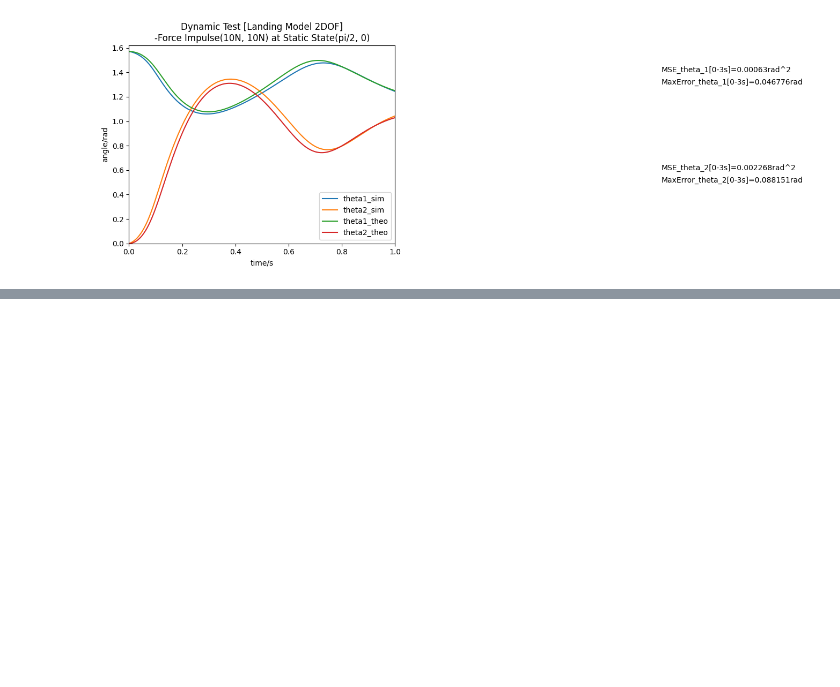
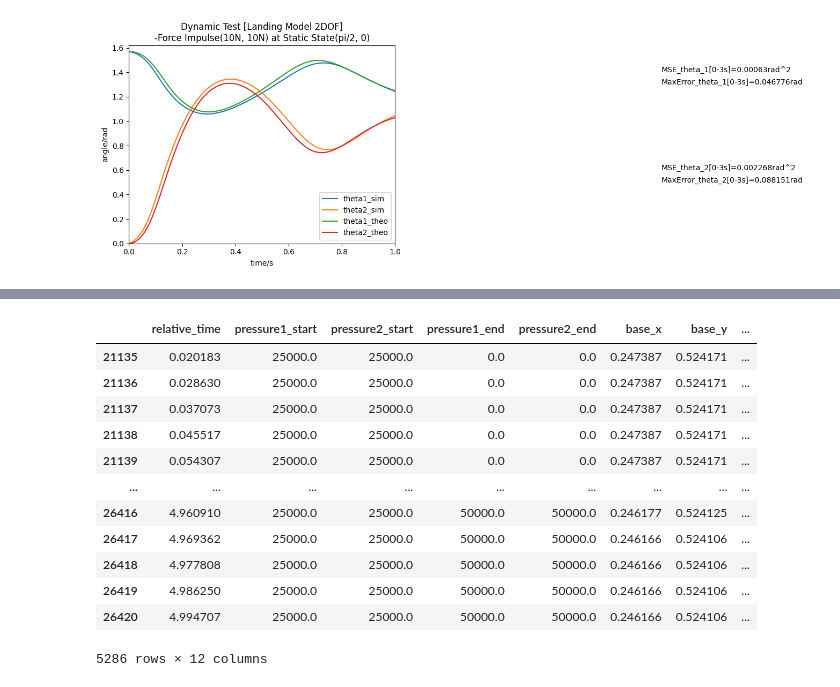
Before and after one commit to fly-pigTH/EquiMus, a Jupyter notebook: src/AtoB.ipynb, the cells around one changed output, grey strips where cells are left out. Cells and saved outputs as stored; diff of their text form; code cells hidden in the pictures; blank space fills up the shorter version.

```diff
--- a/src/AtoB.ipynb
+++ b/src/AtoB.ipynb
@@ -121,0 +152,16 @@ plt.show()
+# %%
+real_data[(real_data['pressure1_start']==25000) & (real_data['pressure2_start']==25000)]
+# %% [output]
+|  | relative_time | pressure1_start | pressure2_start | pressure1_end | pressure2_end | base_x | base_y | ... |
+| 21135 | 0.020183 | 25000.0 | 25000.0 | 0.0 | 0.0 | 0.247387 | 0.524171 | ... |
+| 21136 | 0.028630 | 25000.0 | 25000.0 | 0.0 | 0.0 | 0.247387 | 0.524171 | ... |
+| 21137 | 0.037073 | 25000.0 | 25000.0 | 0.0 | 0.0 | 0.247387 | 0.524171 | ... |
+| 21138 | 0.045517 | 25000.0 | 25000.0 | 0.0 | 0.0 | 0.247387 | 0.524171 | ... |
+| 21139 | 0.054307 | 25000.0 | 25000.0 | 0.0 | 0.0 | 0.247387 | 0.524171 | ... |
+| ... | ... | ... | ... | ... | ... | ... | ... | ... |
+| 26416 | 4.960910 | 25000.0 | 25000.0 | 50000.0 | 50000.0 | 0.246177 | 0.524125 | ... |
+| 26417 | 4.969362 | 25000.0 | 25000.0 | 50000.0 | 50000.0 | 0.246166 | 0.524106 | ... |
+| 26418 | 4.977808 | 25000.0 | 25000.0 | 50000.0 | 50000.0 | 0.246166 | 0.524106 | ... |
+| 26419 | 4.986250 | 25000.0 | 25000.0 | 50000.0 | 50000.0 | 0.246166 | 0.524106 | ... |
+| 26420 | 4.994707 | 25000.0 | 25000.0 | 50000.0 | 50000.0 | 0.246166 | 0.524106 | ... |
+5286 rows × 12 columns
```
Also changed, not shown: parts of 8 cells of this notebook, 8 other files.
